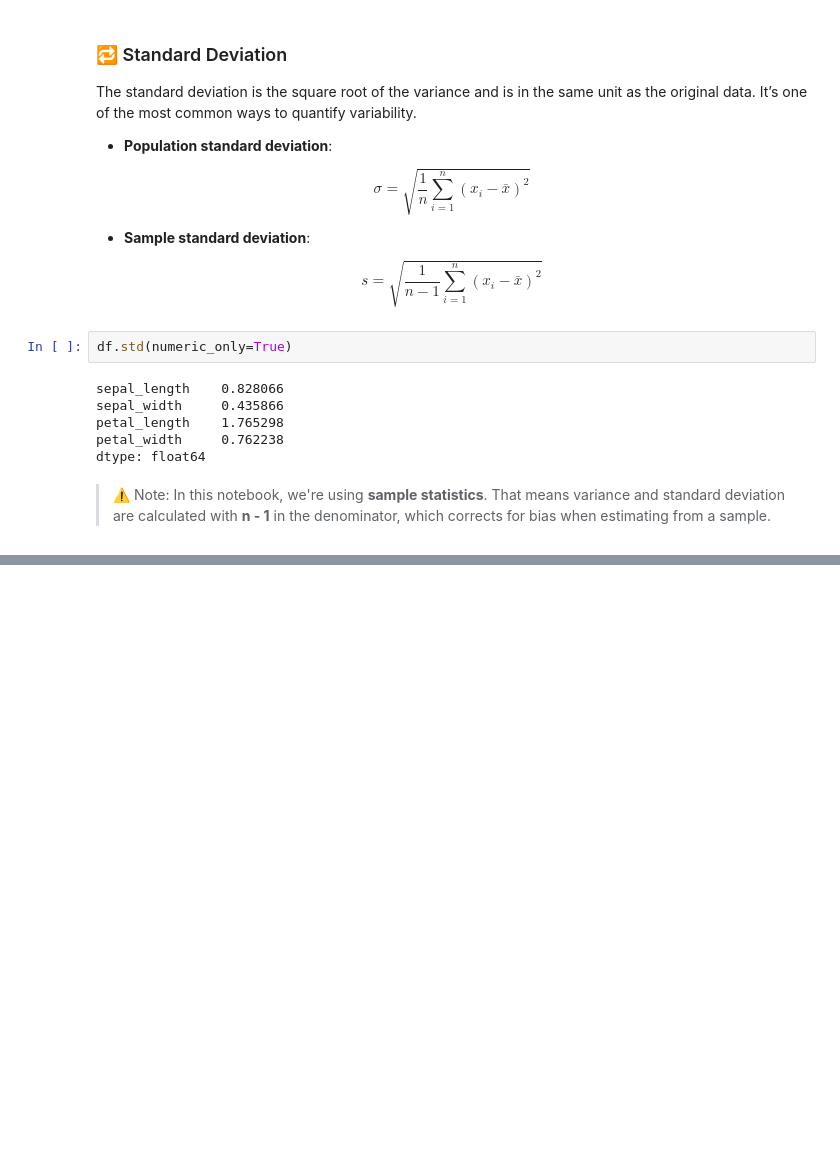
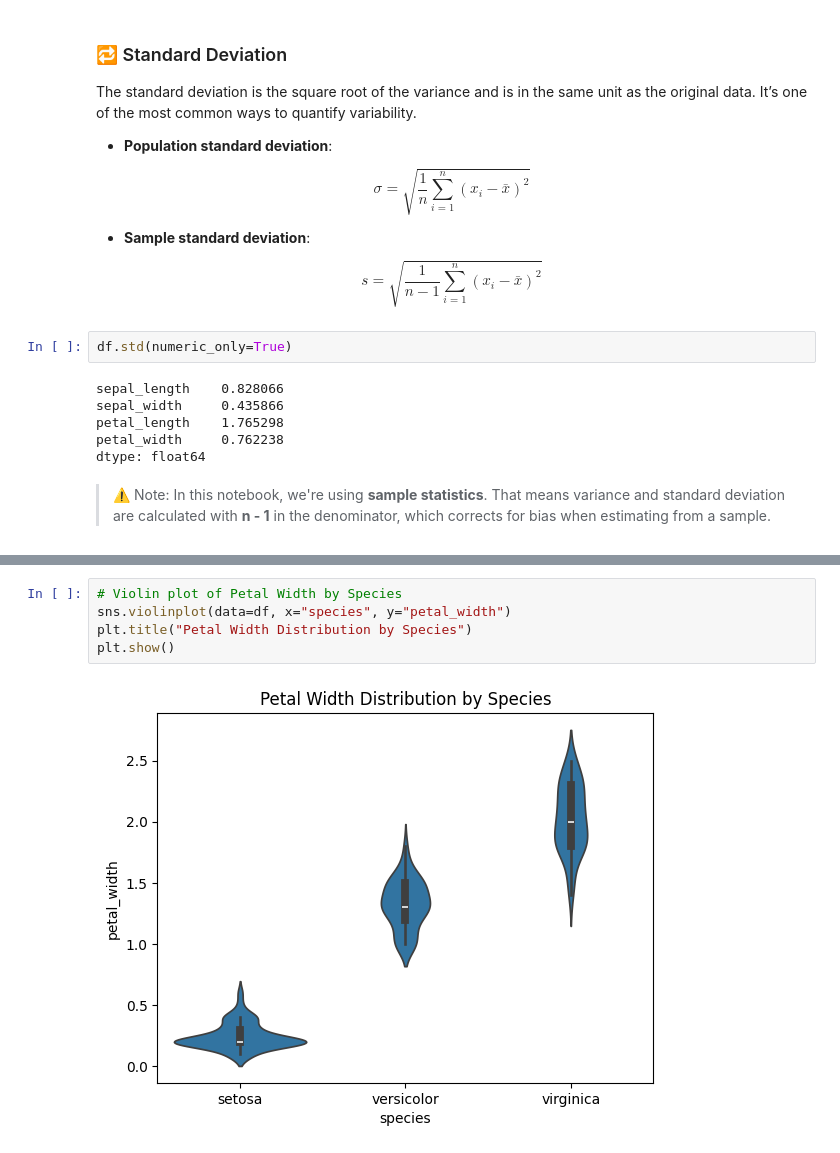
Before and after one commit to almarinho91/iris-eda, a Jupyter notebook: iris_eda.ipynb, the cells around one changed output, grey strips where cells are left out. Drawn from its saved outputs; the diff is of its cells as text; blank space fills up the shorter version.

```diff
--- a/iris_eda.ipynb
+++ b/iris_eda.ipynb
@@ -222,0 +286,7 @@ In classification problems, features with **greater variability** often provide
+# %%
+# Violin plot of Petal Width by Species
+sns.violinplot(data=df, x="species", y="petal_width")
+plt.title("Petal Width Distribution by Species")
+plt.show()
+# %% [output]
+[figure, added]
```
Also changed, not shown: parts of 27 cells of this notebook, 2 other files.
